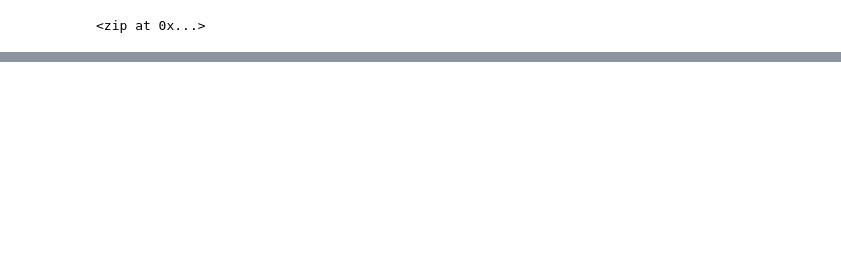
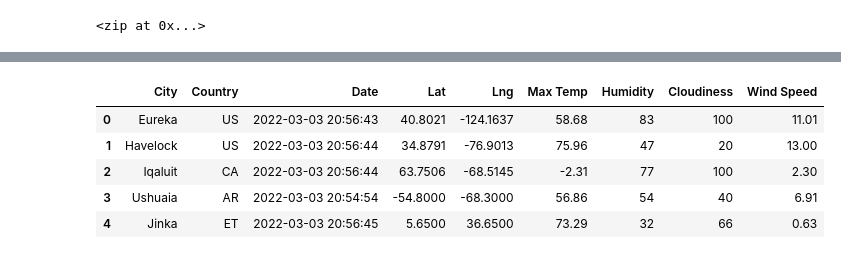
Before and after one commit to alelee93/World_Weather_Analysis, a Jupyter notebook: WeatherPy.ipynb, the cells around one changed output, grey strips where cells are left out. Cells and saved outputs as stored; diff of their text form; code cells hidden in the pictures; blank space fills up the shorter version.

```diff
--- a/WeatherPy.ipynb
+++ b/WeatherPy.ipynb
@@ -173,0 +150,11 @@ Data Retrieval Complete
+# %%
+new_order = ["City", "Country", "Date", "Lat", "Lng", "Max Temp", "Humidity", "Cloudiness", "Wind Speed"]
+city_data_df = city_data_df[new_order]
+city_data_df.head()
+# %% [output]
+|  | City | Country | Date | Lat | Lng | Max Temp | Humidity | Cloudiness | Wind Speed |
+| 0 | Eureka | US | 2022-03-03 20:56:43 | 40.8021 | -124.1637 | 58.68 | 83 | 100 | 11.01 |
+| 1 | Havelock | US | 2022-03-03 20:56:44 | 34.8791 | -76.9013 | 75.96 | 47 | 20 | 13.00 |
+| 2 | Iqaluit | CA | 2022-03-03 20:56:44 | 63.7506 | -68.5145 | -2.31 | 77 | 100 | 2.30 |
+| 3 | Ushuaia | AR | 2022-03-03 20:54:54 | -54.8000 | -68.3000 | 56.86 | 54 | 40 | 6.91 |
+| 4 | Jinka | ET | 2022-03-03 20:56:45 | 5.6500 | 36.6500 | 73.29 | 32 | 66 | 0.63 |
```
Also changed, not shown: parts of 7 cells of this notebook, 2 other files.
